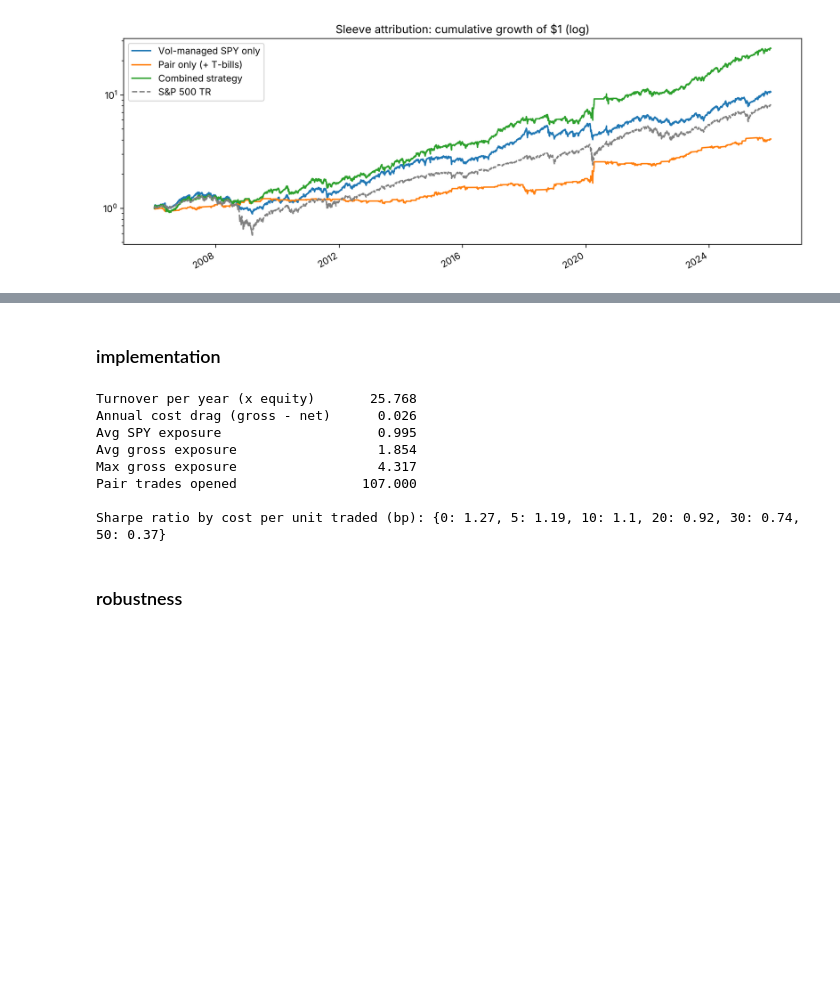
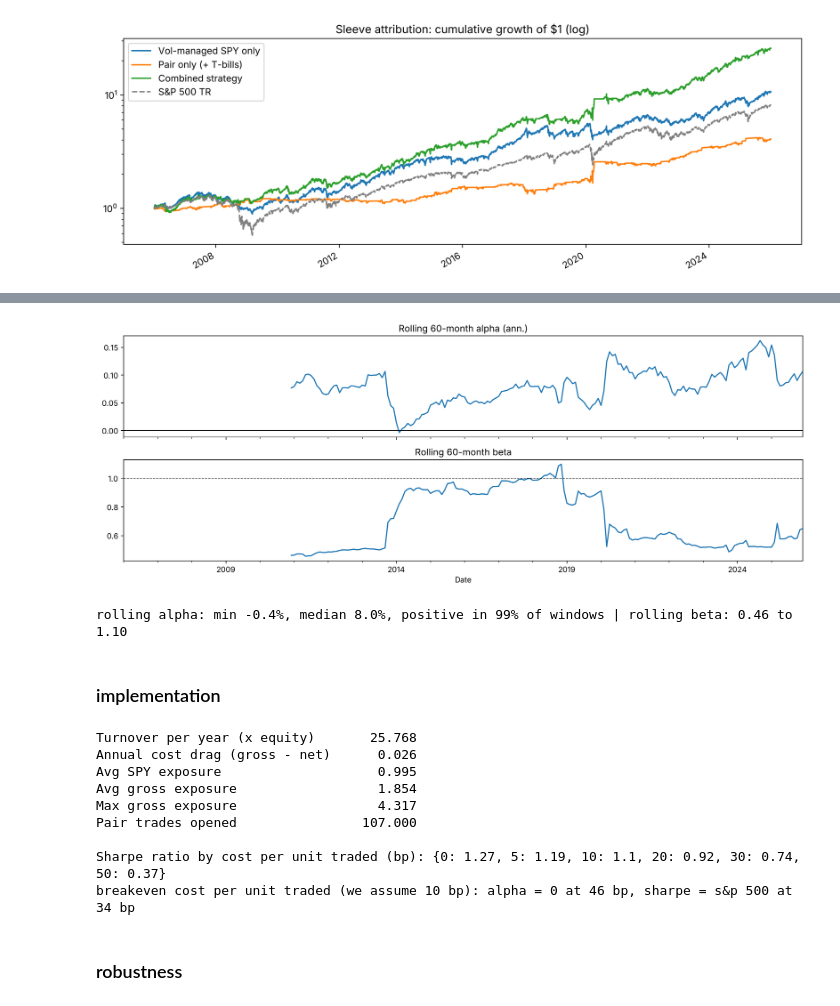
Before and after one commit to Ben10Nova/FinancialModellingGroupN, a Jupyter notebook: vol-control_pair_v1.ipynb, the cells around one changed output, grey strips where cells are left out. Saved outputs shown, nothing was run; the diff lists cells and outputs as text; code cells hidden in the pictures; blank space fills up the shorter version.

```diff
--- a/vol-control_pair_v1.ipynb
+++ b/vol-control_pair_v1.ipynb
@@ -381,3 +443,17 @@ Alpha: SPY sleeve 2.90%, pair 6.06%, combined 9.66%
+# %%
+# Rolling 60-month alpha and beta (Lecture 3, quantstats rolling_greeks): is the edge stable or one lucky period?
+ex_m, bex_m = strat_m - rf_m, bench_m - rf_m
+roll_beta = ex_m.rolling(60).cov(bex_m) / bex_m.rolling(60).var()
+roll_alpha = (ex_m.rolling(60).mean() - roll_beta * bex_m.rolling(60).mean()) * 12
+fig, ax = plt.subplots(2, 1, figsize=(13, 5), sharex=True)
+roll_alpha.plot(ax=ax[0], title='Rolling 60-month alpha (ann.)'); ax[0].axhline(0, c='k', lw=.8)
+roll_beta.plot(ax=ax[1], title='Rolling 60-month beta'); ax[1].axhline(1, c='k', lw=.8, ls='--')
+plt.tight_layout(); plt.show()
+print(f'rolling alpha: min {roll_alpha.min():.1%}, median {roll_alpha.median():.1%}, positive in '
+      f'{(roll_alpha.dropna() > 0).mean():.0%} of windows | rolling beta: {roll_beta.min():.2f} to {roll_beta.max():.2f}')
+# %% [output]
+[figure, added]
+rolling alpha: min -0.4%, median 8.0%, positive in 99% of windows | rolling beta: 0.46 to 1.10
 # %% [markdown]
 ### implementation
 # %%
@@ -395,6 +471,14 @@ print(impl.round(3).to_string())
 
 be = {c: stats(monthly(backtest(px, cost=c / 1e4).net))['Sharpe ratio'] for c in [0, 5, 10, 20, 30, 50]}
 print('\nSharpe ratio by cost per unit traded (bp):', {k: round(float(v), 2) for k, v in be.items()})
+
+from scipy.optimize import brentq
+sharpe_sp = table.loc['Sharpe ratio', 'S&P 500 TR']
+at_cost = lambda c, k: stats(monthly(backtest(px, cost=c).net))[k]
+be_alpha = brentq(lambda c: at_cost(c, 'Alpha (ann.)'), 0, .05, xtol=1e-6)
+be_sharpe = brentq(lambda c: at_cost(c, 'Sharpe ratio') - sharpe_sp, 0, .05, xtol=1e-6)
+print(f'breakeven cost per unit traded (we assume {COST * 1e4:.0f} bp): alpha = 0 at {be_alpha * 1e4:.0f} bp, '
+      f'sharpe = s&p 500 at {be_sharpe * 1e4:.0f} bp')
 # %% [output]
 Turnover per year (x equity)       25.768
 Annual cost drag (gross - net)      0.026
@@ -404,6 +488,7 @@ Max gross exposure                  4.317
 Pair trades opened                107.000
 
 Sharpe ratio by cost per unit traded (bp): {0: 1.27, 5: 1.19, 10: 1.1, 20: 0.92, 30: 0.74, 50: 0.37}
+breakeven cost per unit traded (we assume 10 bp): alpha = 0 at 46 bp, sharpe = s&p 500 at 34 bp
 # %% [markdown]
 ### robustness
 # %%
```
Also changed, not shown: parts of 11 cells of this notebook.
